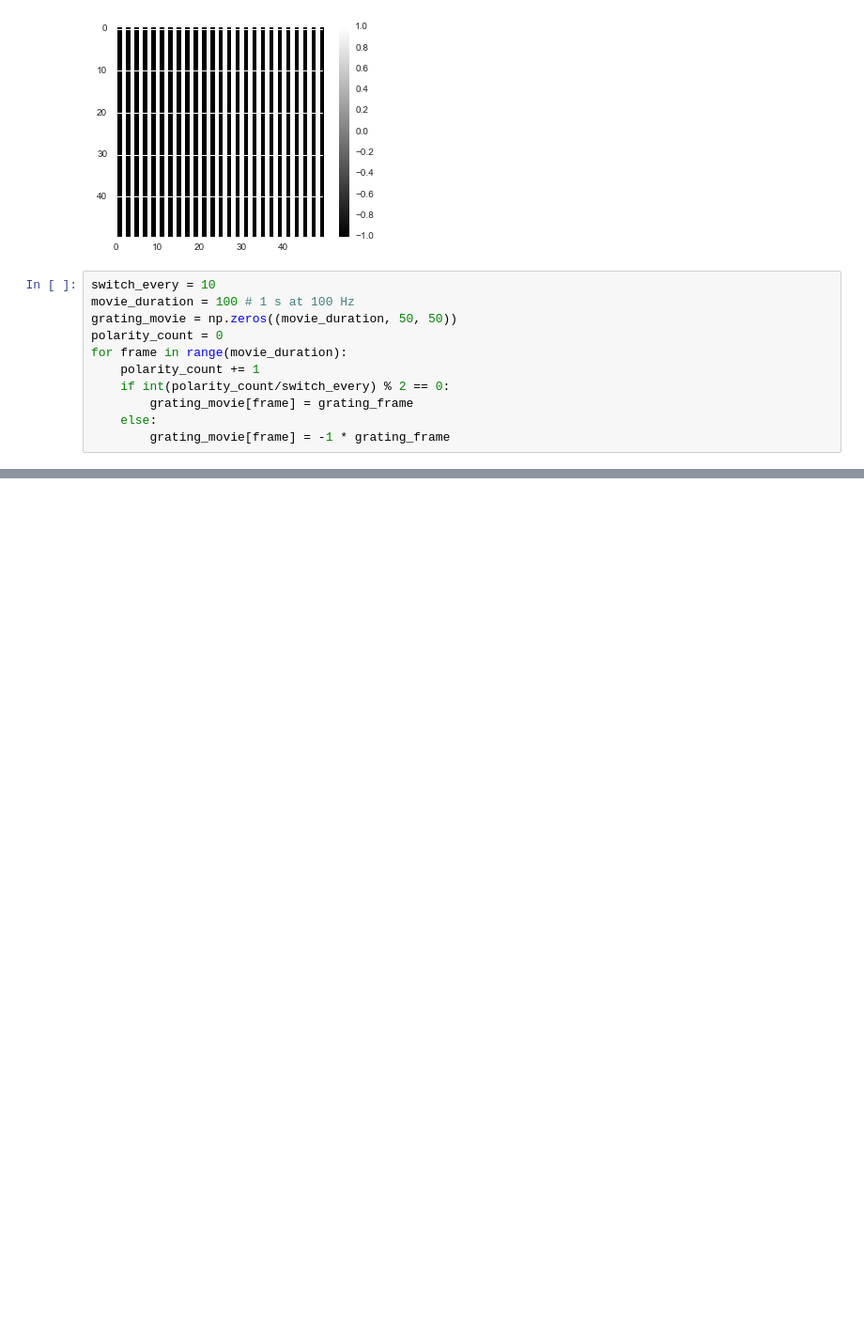
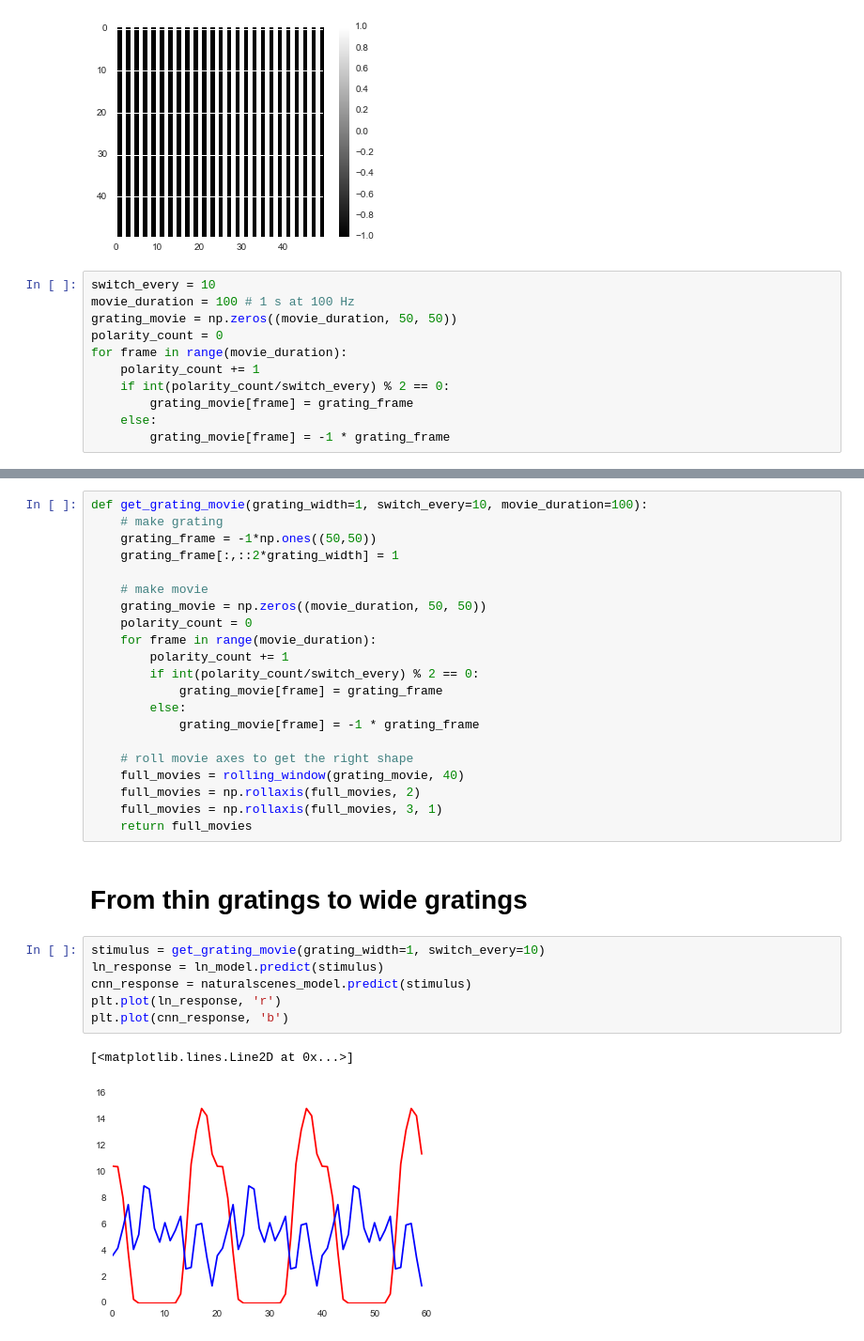
Before and after one commit to baccuslab/deep-retina, a Jupyter notebook: notebooks/Responses Probing Adaptation.ipynb, the cells around one changed output, grey strips where cells are left out. Shown at 94% size. Cells and saved outputs as stored; diff of their text form; blank space fills up the shorter version.

```diff
--- a/notebooks/Responses Probing Adaptation.ipynb
+++ b/notebooks/Responses Probing Adaptation.ipynb
@@ -417,0 +439,32 @@ for frame in range(movie_duration):
+# %%
+def get_grating_movie(grating_width=1, switch_every=10, movie_duration=100):
+    # make grating
+    grating_frame = -1*np.ones((50,50))
+    grating_frame[:,::2*grating_width] = 1
+
+    # make movie
+    grating_movie = np.zeros((movie_duration, 50, 50))
+    polarity_count = 0
+    for frame in range(movie_duration):
+        polarity_count += 1
+        if int(polarity_count/switch_every) % 2 == 0:
+            grating_movie[frame] = grating_frame
+        else:
+            grating_movie[frame] = -1 * grating_frame
+
+    # roll movie axes to get the right shape
+    full_movies = rolling_window(grating_movie, 40)
+    full_movies = np.rollaxis(full_movies, 2)
+    full_movies = np.rollaxis(full_movies, 3, 1)
+    return full_movies
+# %% [markdown]
+# From thin gratings to wide gratings
+# %%
+stimulus = get_grating_movie(grating_width=1, switch_every=10)
+ln_response = ln_model.predict(stimulus)
+cnn_response = naturalscenes_model.predict(stimulus)
+plt.plot(ln_response, 'r')
+plt.plot(cnn_response, 'b')
+# %% [output]
+[<matplotlib.lines.Line2D at 0x...>]
+[figure, added]
```
Also changed, not shown: parts of 4 cells of this notebook.
